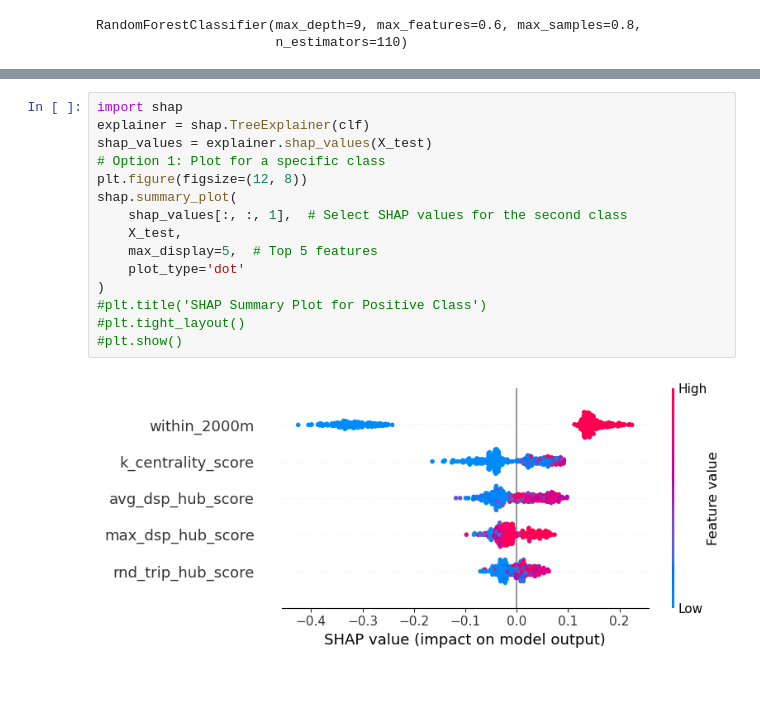
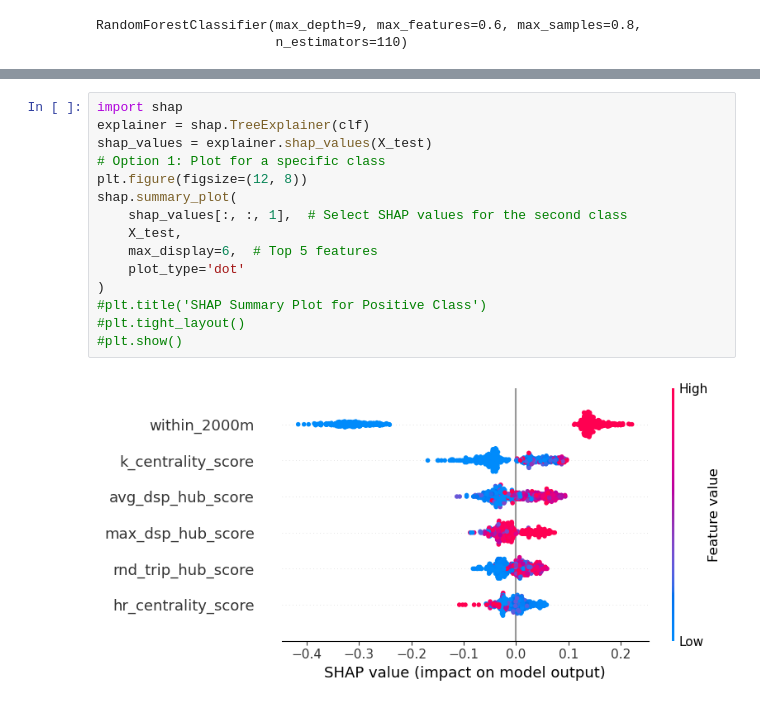
Before and after one commit to jdawsey/LEPC_Structural_Connectivity, a Jupyter notebook: igraph_scripts/prediction/rf_2k_redo.ipynb, the cells around one changed output, grey strips where cells are left out. Drawn from its saved outputs; the diff is of its cells as text.

```diff
--- a/igraph_scripts/prediction/rf_2k_redo.ipynb
+++ b/igraph_scripts/prediction/rf_2k_redo.ipynb
@@ -405,17 +76,17 @@ log_loss(y_test, y_pred_proba)
 # %%
 import shap
 explainer = shap.TreeExplainer(clf)
 shap_values = explainer.shap_values(X_test)
 # Option 1: Plot for a specific class
 plt.figure(figsize=(12, 8))
 shap.summary_plot(
     shap_values[:, :, 1],  # Select SHAP values for the second class
     X_test,
-    max_display=5,  # Top 5 features
+    max_display=6,  # Top 5 features
     plot_type='dot'
 )
 #plt.title('SHAP Summary Plot for Positive Class')
 #plt.tight_layout()
 #plt.show()
 # %% [output]
-[figure, old version]
+[figure, new version]
```
Also changed, not shown: parts of 30 cells of this notebook, 5 other files.
